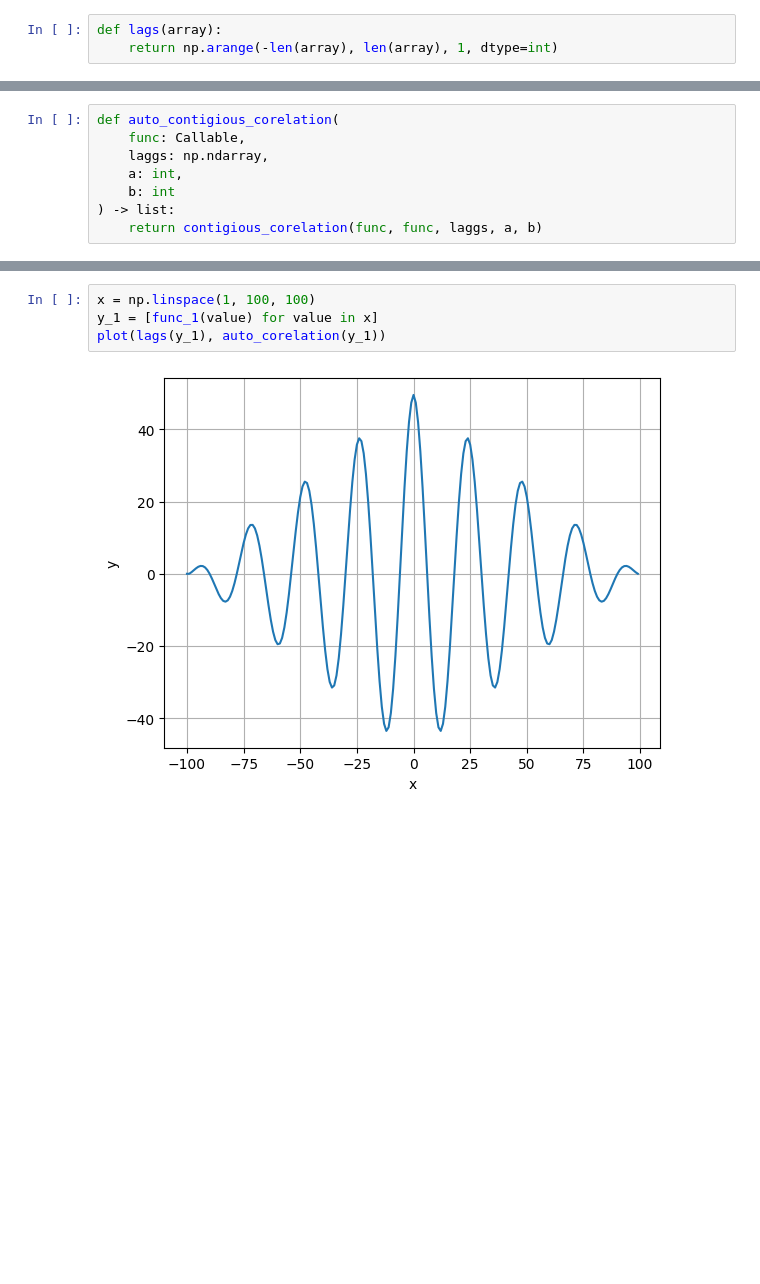
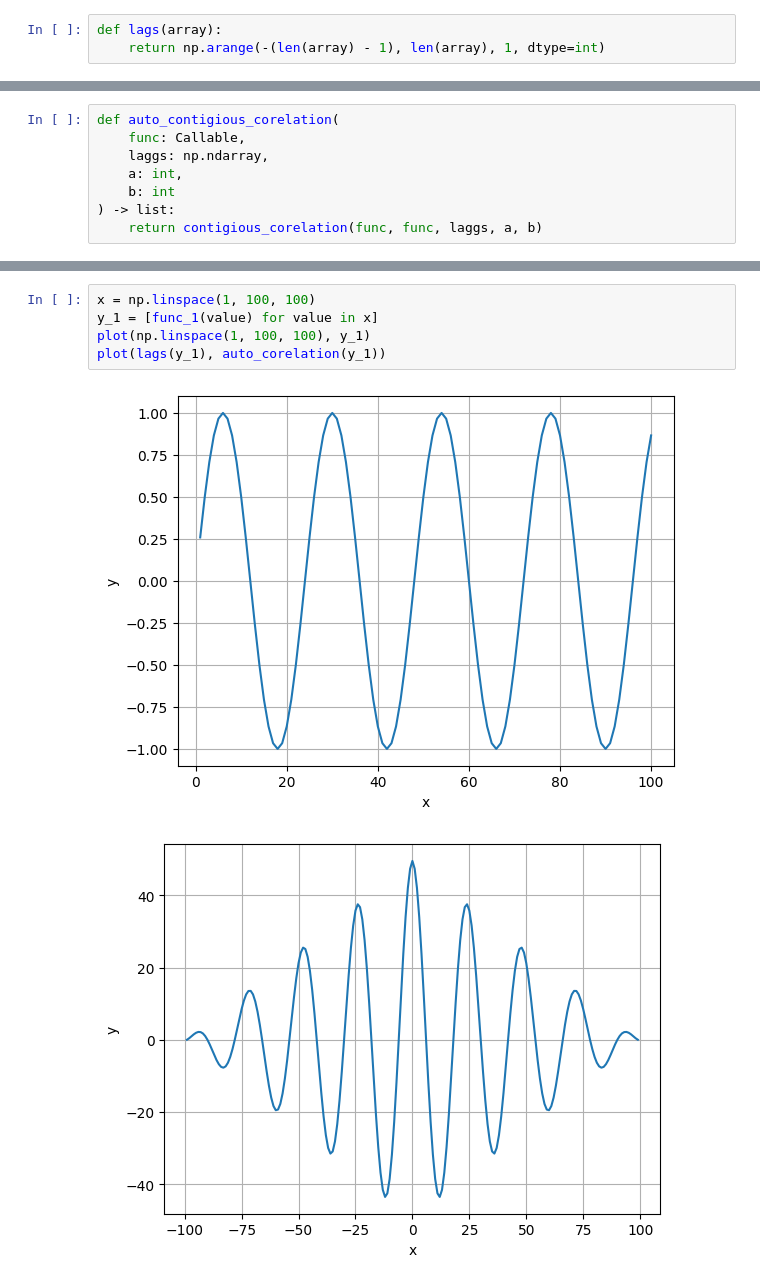
Before and after one commit to Niatomi/conversion-of-measurement-signals-course, a Jupyter notebook: src/practice_4.ipynb, the cells around one changed output, grey strips where cells are left out. Cells and saved outputs as stored; diff of their text form; blank space fills up the shorter version.

```diff
--- a/src/practice_4.ipynb
+++ b/src/practice_4.ipynb
@@ -71,7 +79,7 @@ def cross_corelation_element(
     return sum(result)
 # %%
 def lags(array):
-    return np.arange(-len(array), len(array), 1, dtype=int)
+    return np.arange(-(len(array) - 1), len(array), 1, dtype=int)
 # %%
 def cross_corelation(
         array_1: np.ndarray,
@@ -123,8 +135,10 @@ plot(lags(y_2), auto_corelation(y_2))
 # %%
 x = np.linspace(1, 100, 100)
 y_1 = [func_1(value) for value in x]
+plot(np.linspace(1, 100, 100), y_1)
 plot(lags(y_1), auto_corelation(y_1))
 # %% [output]
-[figure, old version]
+[figure, new version]
+[figure, added]
 # %%
 laggs = np.linspace(-50, 50, 100)
```
Also changed, not shown: parts of 4 cells of this notebook, 2 other files.
